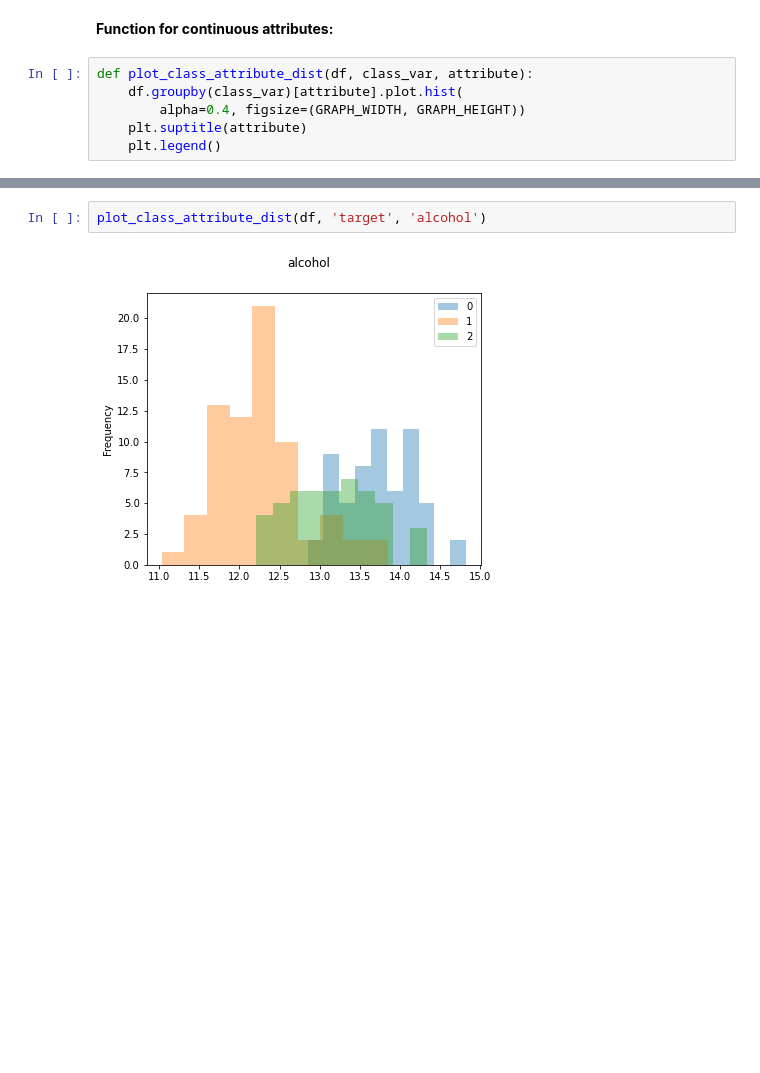
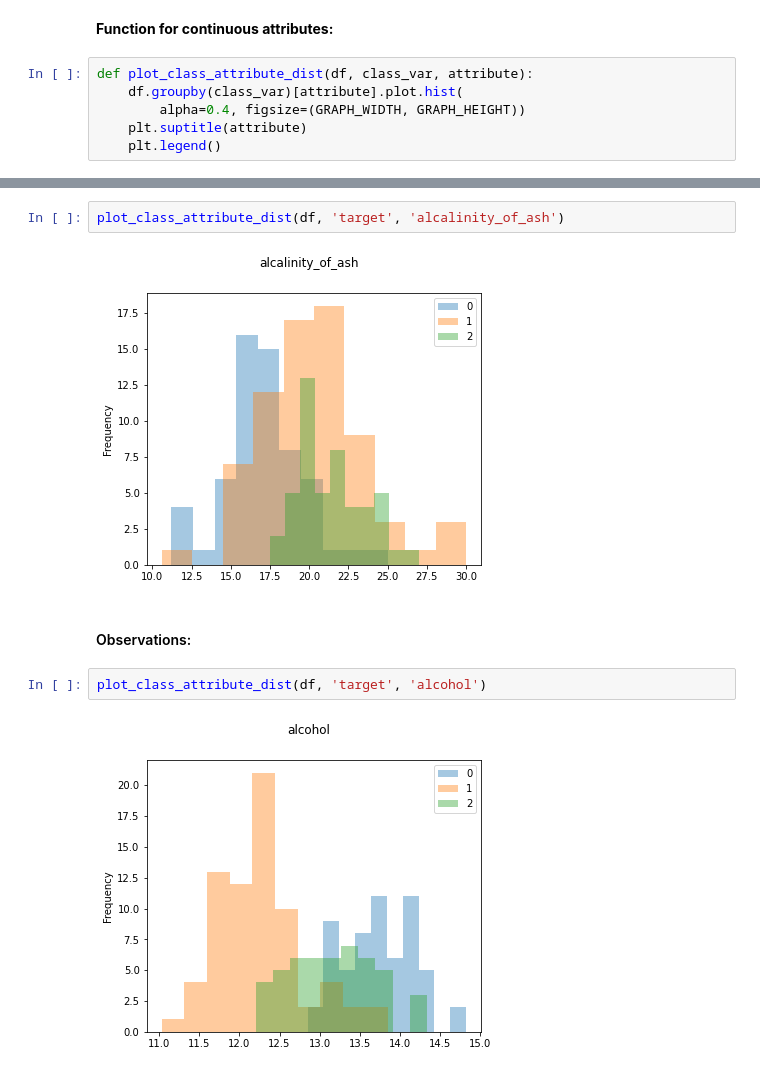
Before and after one commit to Joycelam082/CIS-3200-Final-Project, a Jupyter notebook: Data_mining_project-template.ipynb, the cells around one changed output, grey strips where cells are left out. Saved outputs shown, nothing was run; the diff lists cells and outputs as text; blank space fills up the shorter version.

```diff
--- a/Data_mining_project-template.ipynb
+++ b/Data_mining_project-template.ipynb
@@ -138,3 +147,9 @@ def plot_class_attribute_dist(df, class_var, attribute):
+# %%
+plot_class_attribute_dist(df, 'target', 'alcalinity_of_ash')
+# %% [output]
+[figure, added]
+# %% [markdown]
+#### Observations:
 # %%
 plot_class_attribute_dist(df, 'target', 'alcohol')
 # %% [output]
```
Also changed, not shown: parts of 14 cells of this notebook.
